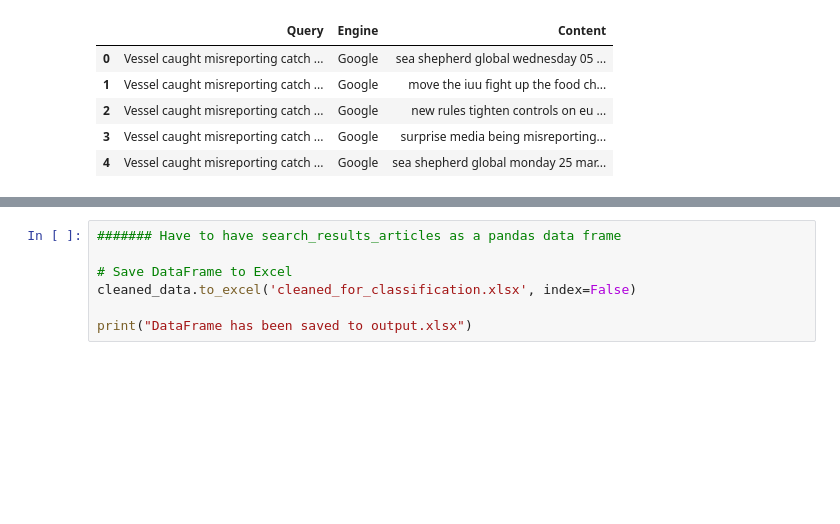
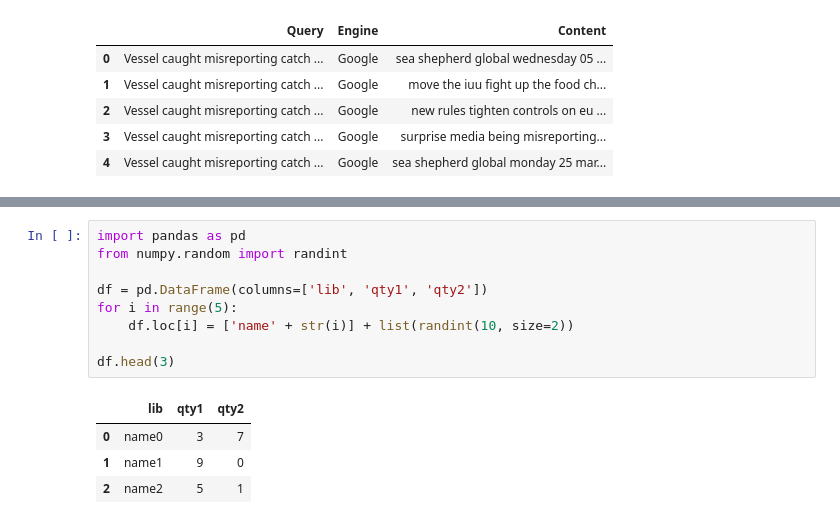
Before and after one commit to cdjuikem/NCI2, a Jupyter notebook: CODES/Classification_test/Classification.ipynb, the cells around one changed output, grey strips where cells are left out. Saved outputs shown, nothing was run; the diff lists cells and outputs as text; blank space fills up the shorter version.

```diff
--- a/CODES/Classification_test/Classification.ipynb
+++ b/CODES/Classification_test/Classification.ipynb
@@ -424,7 +459,14 @@ classified_data = new_data.copy()
-# %%
-####### Have to have search_results_articles as a pandas data frame
-
-# Save DataFrame to Excel
-cleaned_data.to_excel('cleaned_for_classification.xlsx', index=False)
-
-print("DataFrame has been saved to output.xlsx")
+# %%
+import pandas as pd
+from numpy.random import randint
+
+df = pd.DataFrame(columns=['lib', 'qty1', 'qty2'])
+for i in range(5):
+    df.loc[i] = ['name' + str(i)] + list(randint(10, size=2))
+
+df.head(3)
+# %% [output]
+|  | lib | qty1 | qty2 |
+| 0 | name0 | 3 | 7 |
+| 1 | name1 | 9 | 0 |
+| 2 | name2 | 5 | 1 |
```
Also changed, not shown: parts of 13 cells of this notebook, 2 other files.
